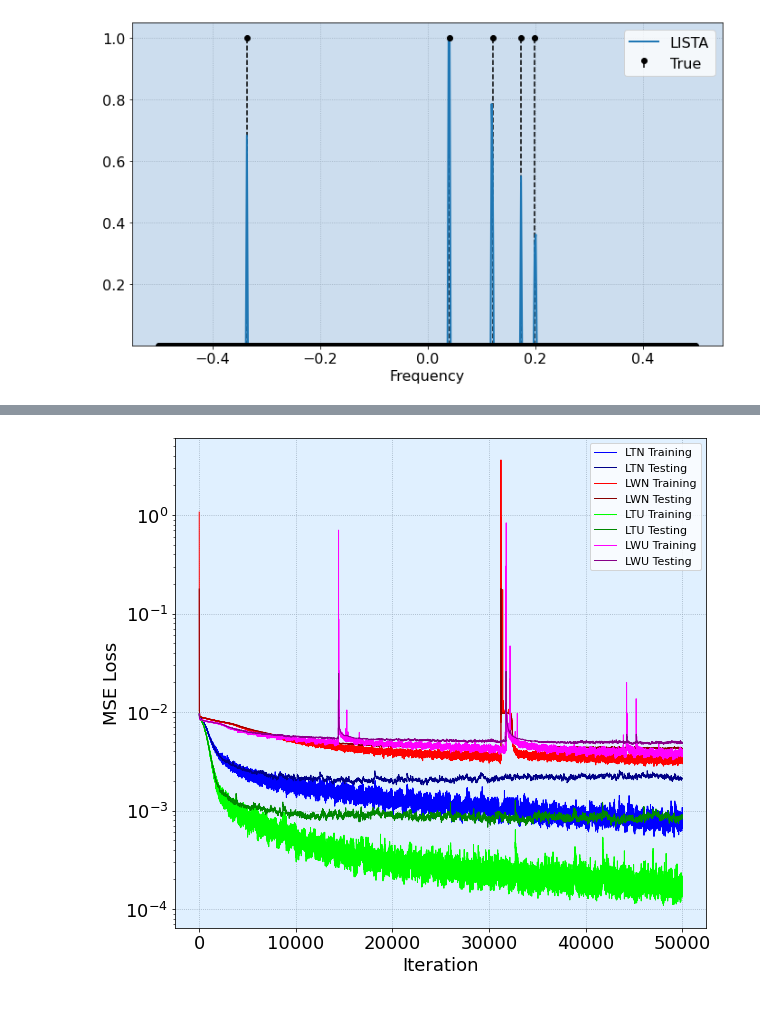
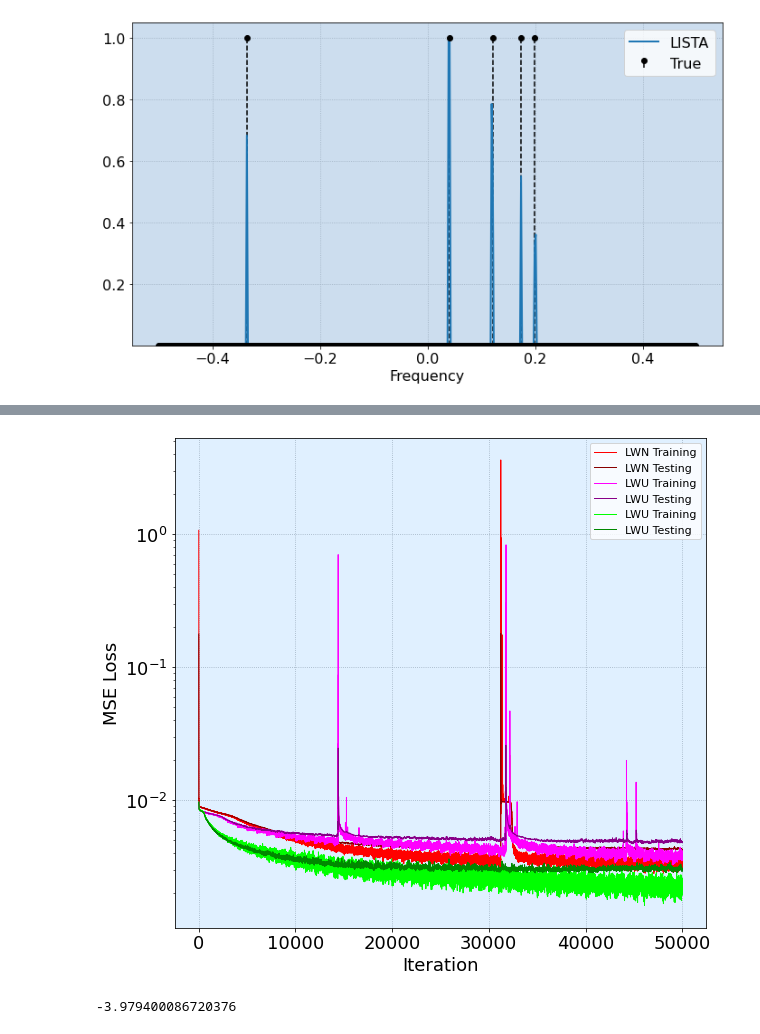
Before and after one commit to ElasticDuckCode/Complex-LISTA, a Jupyter notebook: ComplexLISTA.ipynb, the cells around one changed output, grey strips where cells are left out. Drawn from its saved outputs; the diff is of its cells as text; code cells hidden in the pictures.

```diff
--- a/ComplexLISTA.ipynb
+++ b/ComplexLISTA.ipynb
@@ -685,40 +905,50 @@ train_losses.append(np.load("lista_toeplitz_nested/train_loss.npy"))
 train_losses.append(np.load("lista_weighted_nested/train_loss.npy"))
 train_losses.append(np.load("lista_toeplitz_ula/train_loss.npy"))
 train_losses.append(np.load("lista_weighted_ula/train_loss.npy"))
+train_losses.append(np.load("lista_wrandom_ula/train_loss.npy"))
+
 
 test_losses.append(np.load("lista_toeplitz_nested/test_loss.npy"))
 test_losses.append(np.load("lista_weighted_nested/test_loss.npy"))
 test_losses.append(np.load("lista_toeplitz_ula/test_loss.npy"))
 test_losses.append(np.load("lista_weighted_ula/test_loss.npy"))
+test_losses.append(np.load("lista_wrandom_ula/test_loss.npy"))
 # %%
 fig, ax = plt.subplots(figsize=(9, 8))
 
-ax.semilogy(np.mean(train_losses[0].reshape(-1, 1), axis=1), color='#0000FF', linewidth=1, label="LTN Training")
-ax.semilogy(np.mean(test_losses[0].reshape(-1, 1), axis=1), color='#000088', linewidth=1, label="LTN Testing")
+#ax.semilogy(np.mean(train_losses[0].reshape(-1, 1), axis=1), color='#0000FF', linewidth=1, label="LTN Training")
+#ax.semilogy(np.mean(test_losses[0].reshape(-1, 1), axis=1), color='#000088', linewidth=1, label="LTN Testing")
 
 ax.semilogy(np.mean(train_losses[1].reshape(-1, 1), axis=1), color='#FF0000', linewidth=1, label="LWN Training")
 ax.semilogy(np.mean(test_losses[1].reshape(-1, 1), axis=1), color='#880000', linewidth=1, label="LWN Testing")
 
 
-ax.semilogy(np.mean(train_losses[2].reshape(-1, 1), axis=1), color='#00FF00', linewidth=1, label="LTU Training")
-ax.semilogy(np.mean(test_losses[2].reshape(-1, 1), axis=1), color='#008800', linewidth=1, label="LTU Testing")
+#ax.semilogy(np.mean(train_losses[2].reshape(-1, 1), axis=1), color='#00FF00', linewidth=1, label="LTU Training")
+#ax.semilogy(np.mean(test_losses[2].reshape(-1, 1), axis=1), color='#008800', linewidth=1, label="LTU Testing")
 
 ax.semilogy(np.mean(train_losses[3].reshape(-1, 1), axis=1), color='#FF00FF', linewidth=1, label="LWU Training")
 ax.semilogy(np.mean(test_losses[3].reshape(-1, 1), axis=1), color='#880088', linewidth=1, label="LWU Testing")
+
+ax.semilogy(np.mean(train_losses[4].reshape(-1, 1), axis=1), color='#00FF00', linewidth=1, label="LWU Training")
+ax.semilogy(np.mean(test_losses[4].reshape(-1, 1), axis=1), color='#008800', linewidth=1, label="LWU Testing")
 
 ax.set_xlabel('Iteration', fontsize=18)
 ax.set_ylabel('MSE Loss', fontsize=18)
 ax.set_title('')
 ax.grid(color='#99AABB', linestyle=':')
 ax.set_facecolor('#E0F0FF')
 
 # ax.set_yticks(np.arange(0, 1+0.1, 0.1))
 # ax.set_xticks(np.arange(-25, 20+1, 5))
 
 ax.legend(fontsize=11)
 #plt.title("Hit Rate vs Noise Power", fontsize=22)
 plt.tight_layout()
 fig.patch.set_alpha(1)
 plt.savefig("loss.png", transparent=False)
 # %% [output]
-[figure, old version]
+[figure, new version]
+# %%
+10*np.log10(0.4)
+# %% [output]
+-3.979400086720376
```
Also changed, not shown: parts of 12 cells of this notebook.
